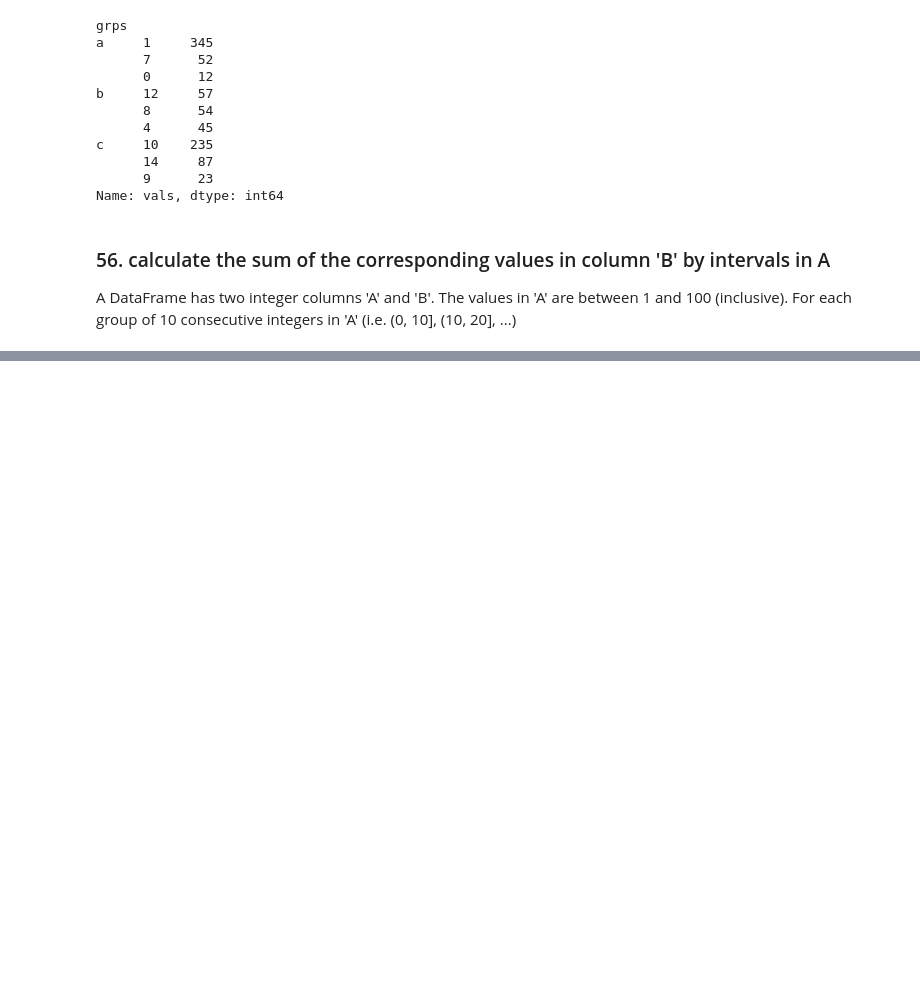
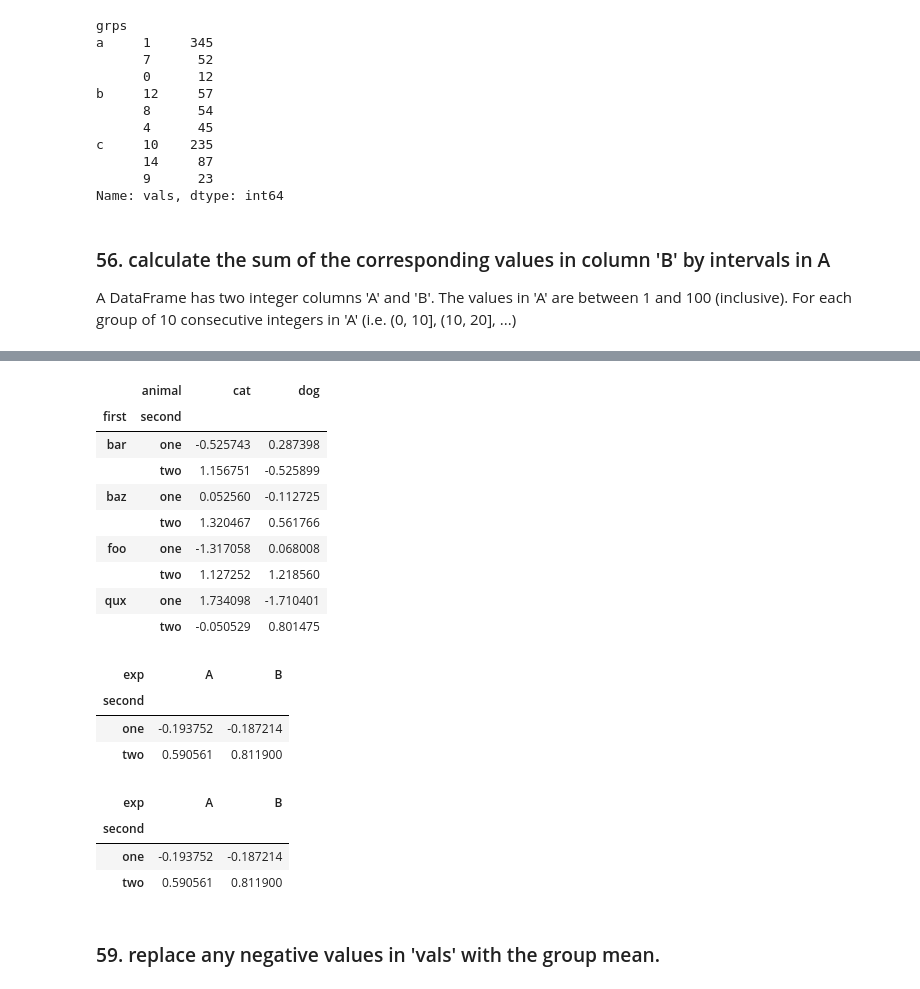
Before and after one commit to edging1218/CodingExercise, a Jupyter notebook: pandas_exercise.ipynb, the cells around one changed output, grey strips where cells are left out. Saved outputs shown, nothing was run; the diff lists cells and outputs as text; code cells hidden in the pictures; blank space fills up the shorter version.

```diff
--- a/pandas_exercise.ipynb
+++ b/pandas_exercise.ipynb
@@ -1518,0 +1668,29 @@ df.groupby(pd.cut(df['A'], np.arange(0, 101, 10)))['B'].sum()
+# %%
+df.groupby(level=1, axis=1).mean()
+# %% [output]
+|  | animal | cat | dog |
+| first | second |  |  |
+| bar | one | -0.525743 | 0.287398 |
+|  | two | 1.156751 | -0.525899 |
+| baz | one | 0.052560 | -0.112725 |
+|  | two | 1.320467 | 0.561766 |
+| foo | one | -1.317058 | 0.068008 |
+|  | two | 1.127252 | 1.218560 |
+| qux | one | 1.734098 | -1.710401 |
+|  | two | -0.050529 | 0.801475 |
+# %%
+df.stack().groupby(level=1).mean()
+# %% [output]
+| exp | A | B |
+| second |  |  |
+| one | -0.193752 | -0.187214 |
+| two | 0.590561 | 0.811900 |
+# %%
+df.stack().mean(axis=0, level=1)
+# %% [output]
+| exp | A | B |
+| second |  |  |
+| one | -0.193752 | -0.187214 |
+| two | 0.590561 | 0.811900 |
+# %% [markdown]
+### 59.  replace any negative values in 'vals' with the group mean.
```
Also changed, not shown: parts of 32 cells of this notebook.
